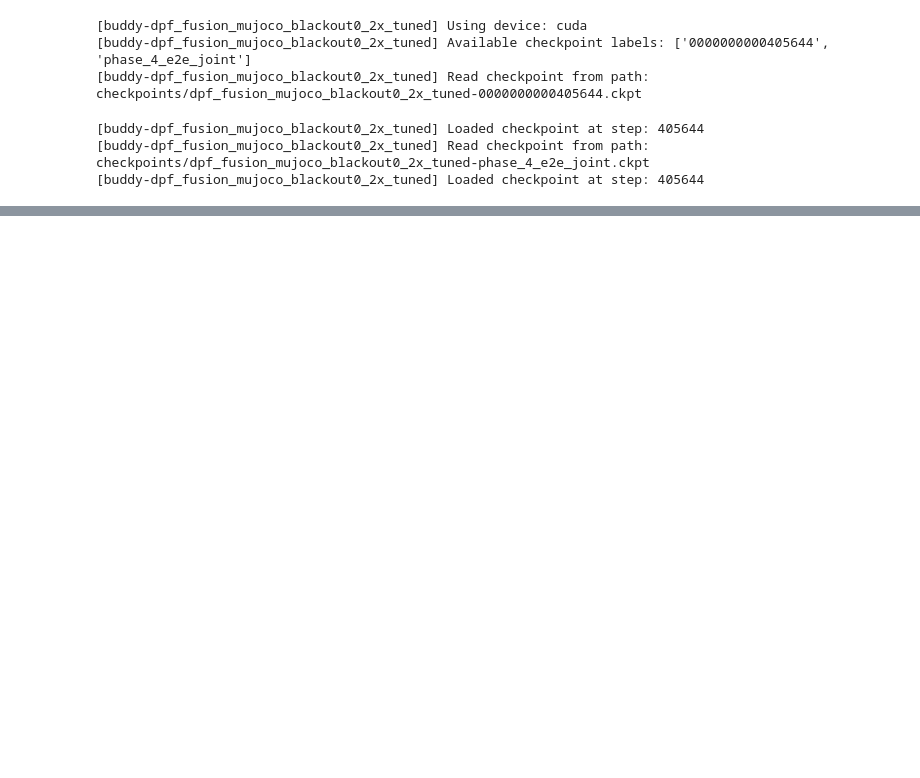
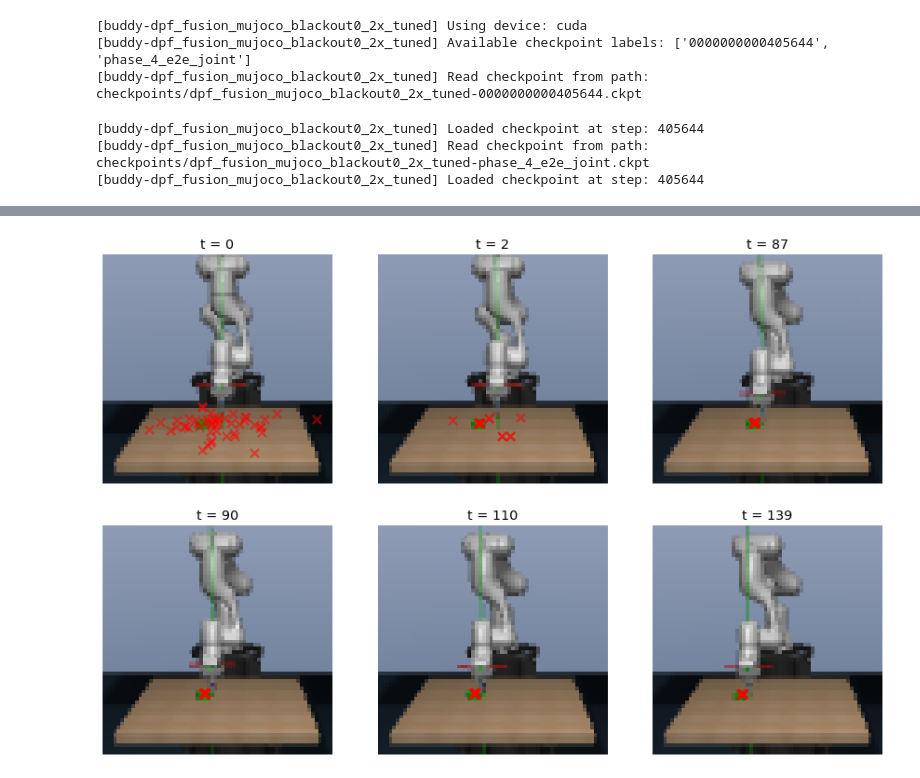
Before and after one commit to HaoWen470/crossmodal_filtering1, a Jupyter notebook: plot_curves_dpf.ipynb, the cells around one changed output, grey strips where cells are left out. Cells and saved outputs as stored; diff of their text form; code cells hidden in the pictures; blank space fills up the shorter version.

```diff
--- a/plot_curves_dpf.ipynb
+++ b/plot_curves_dpf.ipynb
@@ -360,68 +398,45 @@ assert np.allclose(t_camera_world[:,np.newaxis], -R_world_camera.T @ t_world_cam
 for i, (pred, actual, particles, weights, image_betas, force_betas) in enumerate(
         zip(predicted_states, actual_states, particles_history, weights_history, image_beta_history, force_beta_history)):
 #     plot_times = (0, 5, 20, 50, 80, 95, 110, 125, 139)
 #     fig, axes = plt.subplots(3, 3, sharex=True, gridspec_kw={'hspace': 0.15}, figsize=(15,15))
-    plot_times = (30,)
-    fig, axes = plt.subplots(1, 1, sharex=True, gridspec_kw={'hspace': 0.15}, figsize=(15,15))
-    axes = [axes]
-#     axes = axes.ravel()
+    plot_times = (0, 2, 87, 90, 110, 139)
+    fig, axes = plt.subplots(2, 3, sharex=True, gridspec_kw={'hspace': 0.15}, figsize=(15,10))
+#     axes = [axes]
+    axes = axes.ravel()
     for j, t in enumerate(plot_times):
         states, observations, controls = trajectories[0]
         axes[j].set_title(f"t = {t}")
         start_row = 20
         start_col = 8
         size = 64
-        start_row = 0
-        start_col = 0
-        size = 96
+#         start_row = 0
+#         start_col = 0
+#         size = 96
         axes[j].imshow(observations['raw_image'][t,start_row:start_row+size,start_col:start_col+size,:])
 #         axes[j].imshow(observations['raw_image'][t,:,:,:])
         axes[j].invert_yaxis()
         axes[j].set_axis_off()
 
-        X = particles[t, :, 0]
-        Y = particles[t, :, 1]
-        Z = np.zeros_like(X) + 0.83419937
-
-#         xyz = np.concatenate([actual[t], [0.83419937]])
-#         xyz_camera = (R_camera_world @ xyz.reshape((3, 1))).flatten() + t_camera_world
-#         print(xyz)
-#         print(xyz_camera)
-# #         xyz_camera[0] = 0
-# #         xyz_camera[1] = 0
-#         x, y = project(*xyz_camera)
-#         print(x,y)
-#         axes[j].scatter(x, y)
-
-#         X = []
-#         Y = []
-#         for xx in np.linspace(0, 0.5, 4):
-#             for yy in np.linspace(0, 0.5, 10):
-# #                 X.append(0.43128777)
-# #                 Y.append(-0.06119527)
-#                 X.append(xx)
-#                 Y.append(yy)
-        X = np.array(X) + 0.51535153
-        Y = np.array(Y) + 0.02610358
-        Z = np.zeros_like(X) + 0.83419937
-
-        X -= 0.5
-        Y += 0.29
-
+        X = particles[t, :, 0] - 0.5 # offset from mujoco set_origin() in robosuite env
+        Y = particles[t, :, 1] + 0.3 # offset from mujoco set_origin() in robosuite env
+        Z = np.zeros_like(X) + 0.83419937 # offset by table height
         XYZ_world = np.stack([X, Y, Z], axis=-1)
+#         print(XYZ_world)
         XYZ_camera = XYZ_world @ R_camera_world.T + t_camera_world + np.array([0,0,0])
         x, y = project(XYZ_camera[:,0], XYZ_camera[:,1], XYZ_camera[:,2])
         x -= start_col
         y -= start_row
         mask = np.logical_and(
             x >= 0,
             np.logical_and(
                 x <= size,
                 np.logical_and(
                     y >= 0,
                     y <= size
                 )
             )
         )
-#         axes[j].scatter(x[mask], y[mask], alpha=0.5, c='r', marker='x')
-        axes[j].scatter(x, y)
+        axes[j].scatter(x[mask], y[mask], alpha=0.5, c='r', marker='x')
+#         axes[j].scatter(x, y)
+# %% [output]
+[figure, added]
```
Also changed, not shown: parts of 16 cells of this notebook.
